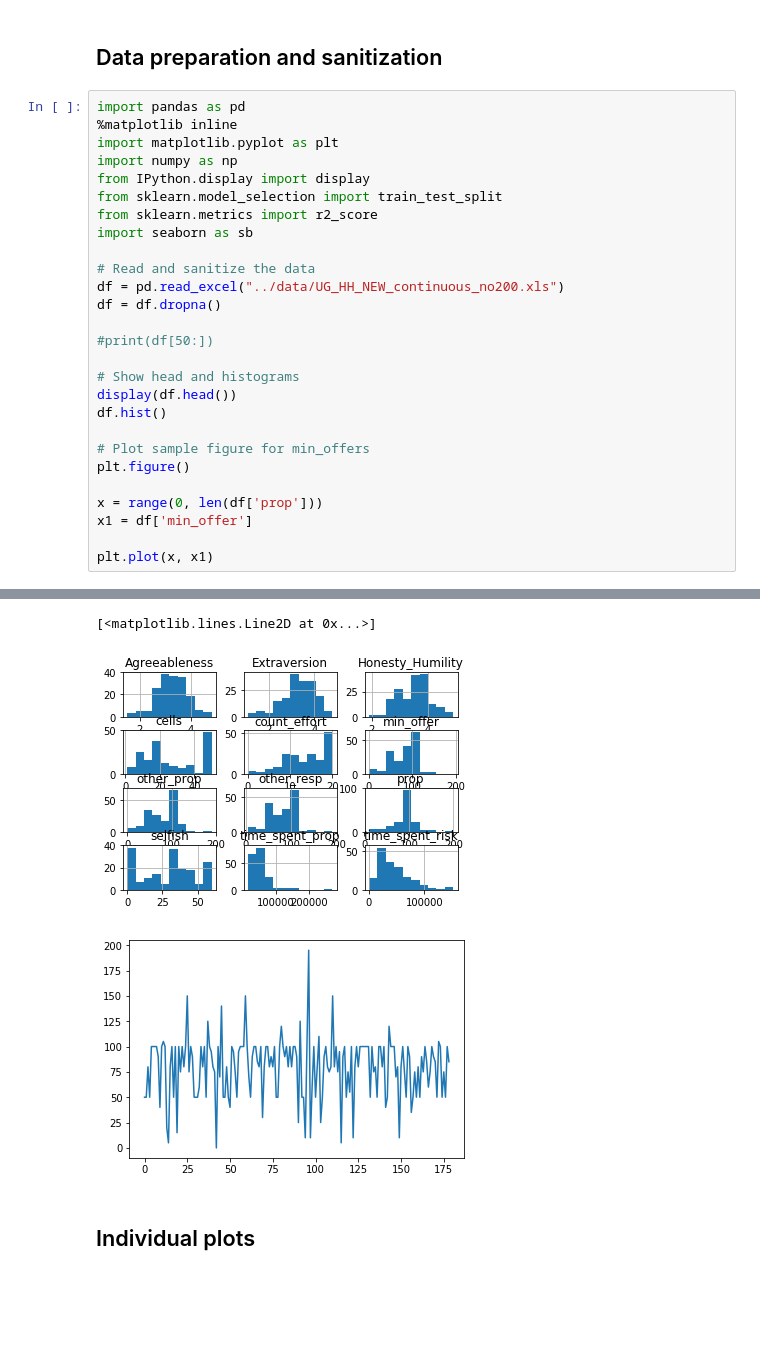
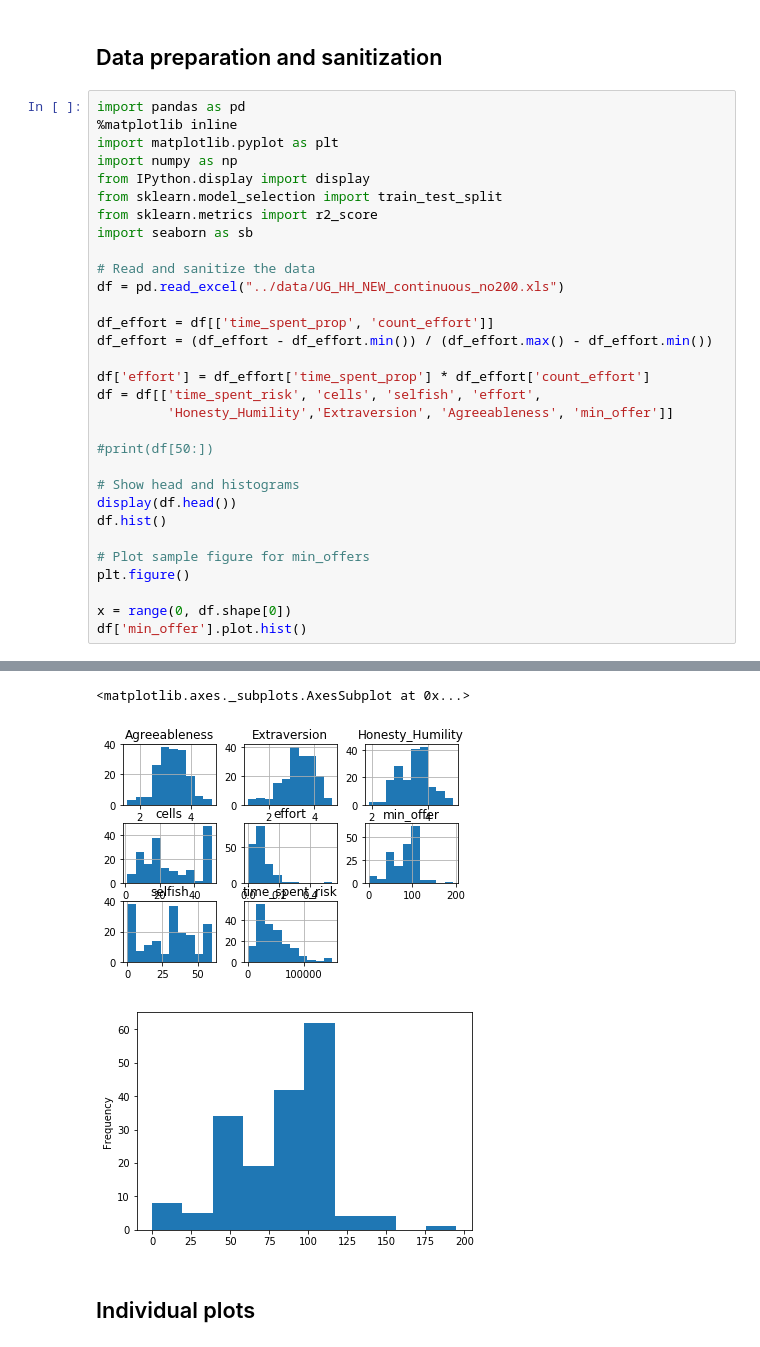
Before and after one commit to afranck64/ultimatum, a Jupyter notebook: notebooks/Ablation.ipynb, the cells around one changed output, grey strips where cells are left out. Drawn from its saved outputs; the diff is of its cells as text; blank space fills up the shorter version.

```diff
--- a/notebooks/Ablation.ipynb
+++ b/notebooks/Ablation.ipynb
@@ -12,7 +12,13 @@ import seaborn as sb
 
 # Read and sanitize the data
 df = pd.read_excel("../data/UG_HH_NEW_continuous_no200.xls")
-df = df.dropna()
+
+df_effort = df[['time_spent_prop', 'count_effort']]
+df_effort = (df_effort - df_effort.min()) / (df_effort.max() - df_effort.min())
+
+df['effort'] = df_effort['time_spent_prop'] * df_effort['count_effort']
+df = df[['time_spent_risk', 'cells', 'selfish', 'effort',
+         'Honesty_Humility','Extraversion', 'Agreeableness', 'min_offer']]
 
 #print(df[50:])
 
@@ -23,8 +29,6 @@ df.hist()
 # Plot sample figure for min_offers
 plt.figure()
 
-x = range(0, len(df['prop']))
-x1 = df['min_offer']
-
-plt.plot(x, x1)
+x = range(0, df.shape[0])
+df['min_offer'].plot.hist()
 # %% [output]
@@ -37,6 +41,6 @@ plt.plot(x, x1)
-[<matplotlib.lines.Line2D at 0x...>]
+<matplotlib.axes._subplots.AxesSubplot at 0x...>
-[figure, old version]
+[figure, new version]
-[figure, old version]
+[figure, new version]
 # %% [markdown]
 ## Individual plots
 # %%
```
Also changed, not shown: parts of 1 cell of this notebook, 17 other files.
